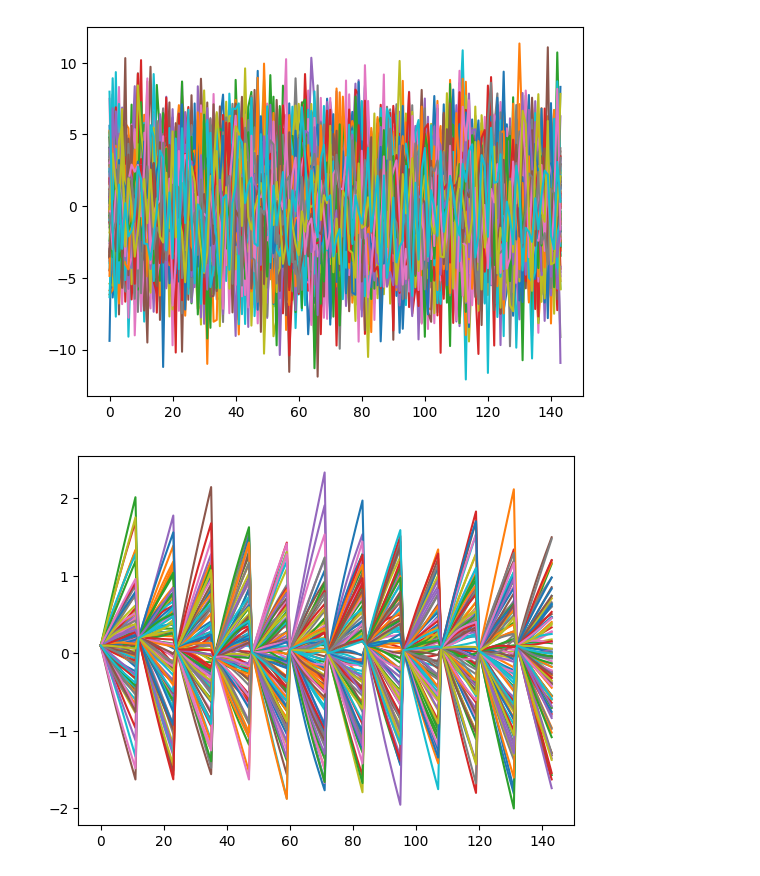
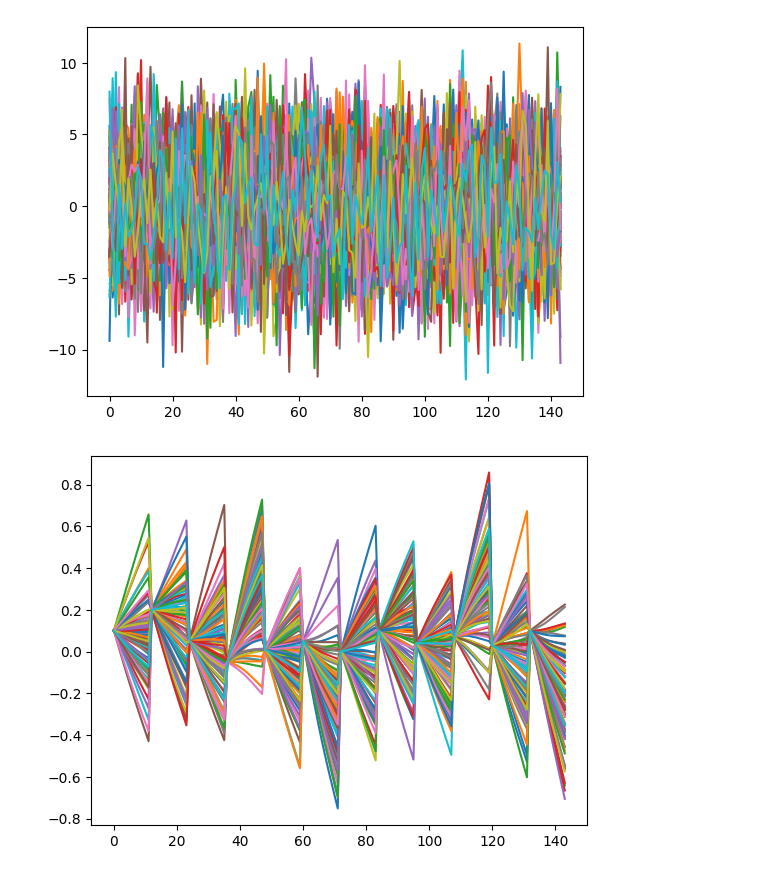
Before and after one commit to AKS-Lab-Univertsity-of-Tartu/bimanual_manipulation, a Jupyter notebook: real_demo/sampling_based_planner/mjx_planner_ur5.ipynb, the cells around one changed output. Cells and saved outputs as stored; diff of their text form; code cells hidden in the pictures.

```diff
--- a/real_demo/sampling_based_planner/mjx_planner_ur5.ipynb
+++ b/real_demo/sampling_based_planner/mjx_planner_ur5.ipynb
@@ -157,10 +251,10 @@ plt.show()
 # %%
 import matplotlib.pyplot as plt
 plt.figure()
-plt.plot(xi_filtered.T)
+plt.plot(thd_all.squeeze(0).T)
 plt.show()
 # %% [output]
-[figure, old version]
+[figure, new version]
 # %%
 import matplotlib.pyplot as plt
 plt.figure()
```
Also changed, not shown: parts of 10 cells of this notebook, 1 other file.
